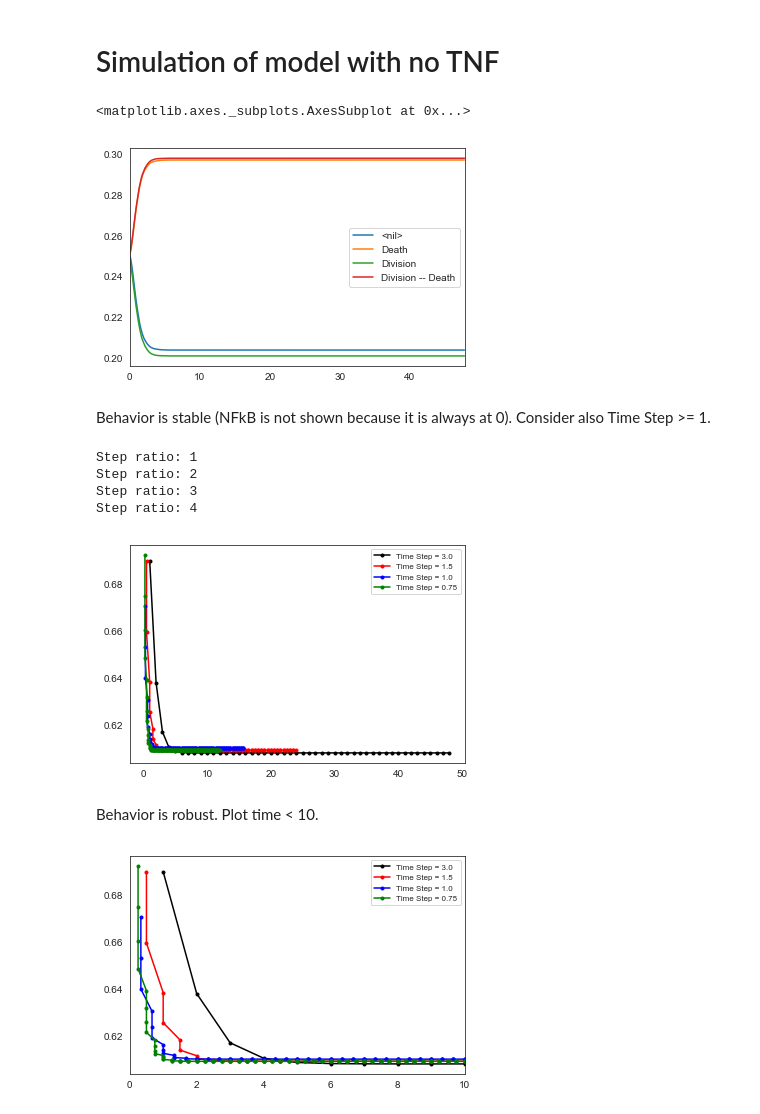
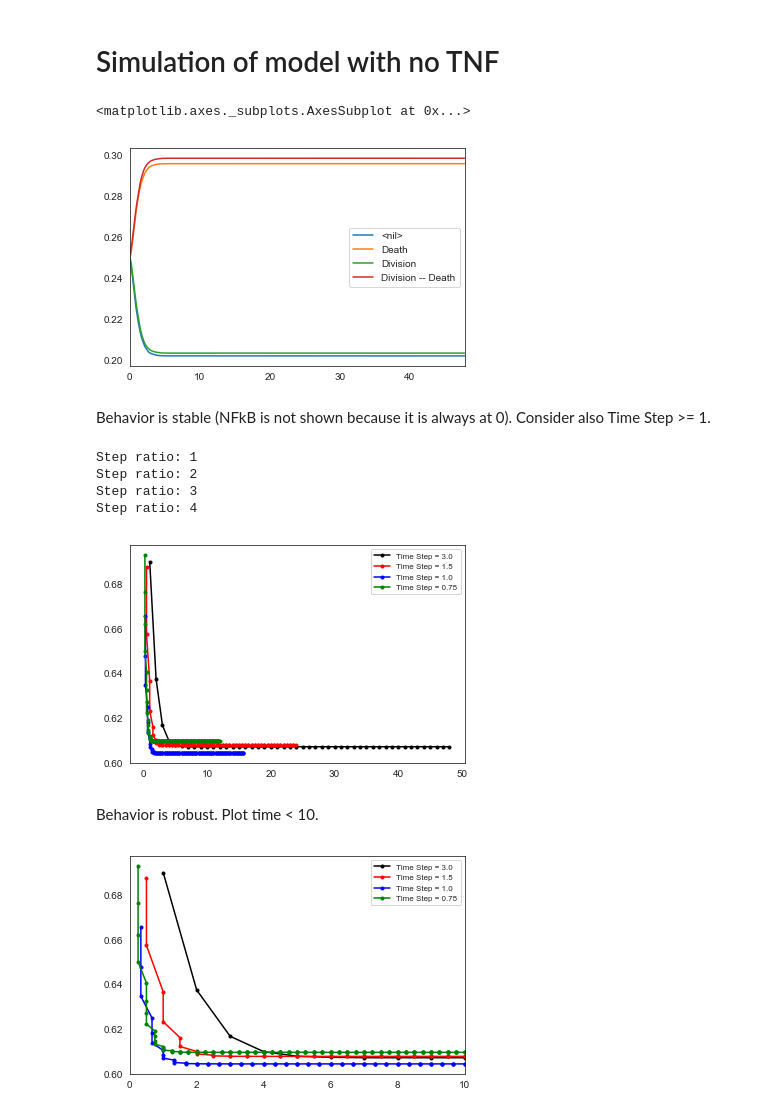
Before and after one commit to sysbio-curie/UPMaBoSS-docker, a Jupyter notebook: TimeStepDependancy.ipynb, the cells around one changed output. Drawn from its saved outputs; the diff is of its cells as text; code cells hidden in the pictures.

```diff
--- a/TimeStepDependancy.ipynb
+++ b/TimeStepDependancy.ipynb
@@ -27,9 +27,9 @@ def save_figure(figure, title):
 # Simulation of wild type model
 # %%
 # Set up the required files
-bnd_file ="CellFateModel.bnd"
-cfg_WT = "CellFateModel_1h.cfg"
-upp_file = "CellFate_1h.upp"
+bnd_file ="CellFateModel_uppmaboss.bnd"
+cfg_WT = "CellFateModel_uppmaboss.cfg"
+upp_file = "CellFate_uppmaboss.upp"
 workdir  = "WT"
 
 # Load the Wild-Type model
@@ -118,7 +108,7 @@ run_48h_noTNF = model_48h_noTNF.run()
 run_48h_noTNF.get_states_probtraj().plot()
 # %% [output]
 <matplotlib.axes._subplots.AxesSubplot at 0x...>
-[figure, old version]
+[figure, new version]
 # %% [markdown]
 Behavior is stable (NFkB is not shown because it is always at 0). Consider also Time Step >= 1.
 # %%
@@ -128,6 +118,7 @@ ratios = {1: "black", 2:"red", 3:"blue", 4:"green"}
 fig, ax = plt.subplots()
 
 upp_sims = []
+
 for ratio,color in ratios.items():
     print("Step ratio:", ratio)
     # Update the max step and time tick based on the WT model
@@ -139,40 +130,43 @@ for ratio,color in ratios.items():
 
     # Also adapt the number of time steps in the upp file
     # TODO: python API to manipulate the upp file
-    step_upp_file = upp_file.replace(".upp","_R"+str(ratio)+".upp")
+    #step_upp_file = upp_file.replace(".upp","_R"+str(ratio)+".upp")
     #of = open(upp_file,'r')
     #mf = open(step_upp_file,'w')
     #for line in of:
     #    mf.write(line.replace("steps = 16","steps = "+str(16*ratio)))
     #of.close()
     #mf.close()
 
     # Run UpPMaBoSS on the modified setup
     rwd = "%s_noTNF_R%s" % (workdir, ratio)
-    uppModel_step_noTNF = maboss.UpdatePopulation(step_model_noTNF, step_upp_file)
+    #uppModel_step_noTNF = maboss.UpdatePopulation(step_model_noTNF, step_upp_file)
+    uppModel_step_noTNF = maboss.UpdatePopulation(step_model_noTNF, upp_file)
+    uppModel_step_noTNF.setStepNumber(48*ratio)
+
     run_step_noTNF = uppModel_step_noTNF.run(rwd)
     upp_sims.append(run_step_noTNF)
 
 
     pop_ratios = run_step_noTNF.get_population_ratios()
     pop_ratios = pop_ratios[1:]
 
     time_steps = []
     pop_ratio_steps = []
     for step, pop_ratio in pop_ratios.items():
         time_steps.append(int(step)*max_time/ratio)
         pop_ratio_steps.append(float(pop_ratio))
     ax.plot(time_steps,pop_ratio_steps,'k.-',label='Time Step = '+str(3/ratio),c=color)
 
 
 ax.legend(loc='upper right',prop={'size':8})
 plt.show()
 # %% [output]
 Step ratio: 1
 Step ratio: 2
 Step ratio: 3
 Step ratio: 4
-[figure, old version]
+[figure, new version]
 # %% [markdown]
 Behavior is robust. Plot time < 10.
 # %%
@@ -191,4 +185,4 @@ plt.xlim(0,10)
 ax.legend(loc='upper right',prop={'size':8})
 plt.show()
 # %% [output]
-[figure, old version]
+[figure, new version]
```
Also changed, not shown: parts of 2 cells of this notebook.
